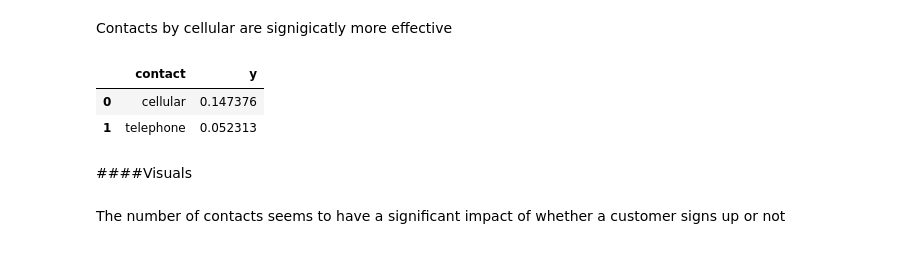
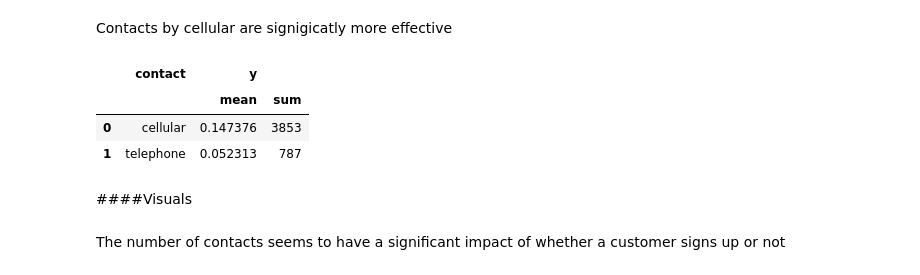
Before and after one commit to mvfolino68/PyconUS_2019-model-interpretability-tutorial, a Jupyter notebook: Machine_Learning_Example.ipynb, the cells around one changed output. Cells and saved outputs as stored; diff of their text form; code cells hidden in the pictures.

```diff
--- a/Machine_Learning_Example.ipynb
+++ b/Machine_Learning_Example.ipynb
@@ -179,11 +184,12 @@ df[["education", "y"]].groupby(['education'], as_index=False).mean().sort_values
 # %% [markdown]
 Contacts by cellular are signigicatly more effective
 # %%
-df[["contact", "y"]].groupby(['contact'], as_index=False).mean().sort_values(by='y', ascending=False)
+df[["contact", "y"]].groupby(['contact'], as_index=False).agg({"y": [np.mean, np.sum]}).sort_values(by = ('y', 'mean'), ascending=False)
 # %% [output]
-|  | contact | y |
-| 0 | cellular | 0.147376 |
-| 1 | telephone | 0.052313 |
+|  | contact | y |  |
+|  |  | mean | sum |
+| 0 | cellular | 0.147376 | 3853 |
+| 1 | telephone | 0.052313 | 787 |
 # %% [markdown]
 ####Visuals
 # %% [markdown]
```
Also changed, not shown: parts of 16 cells of this notebook.
